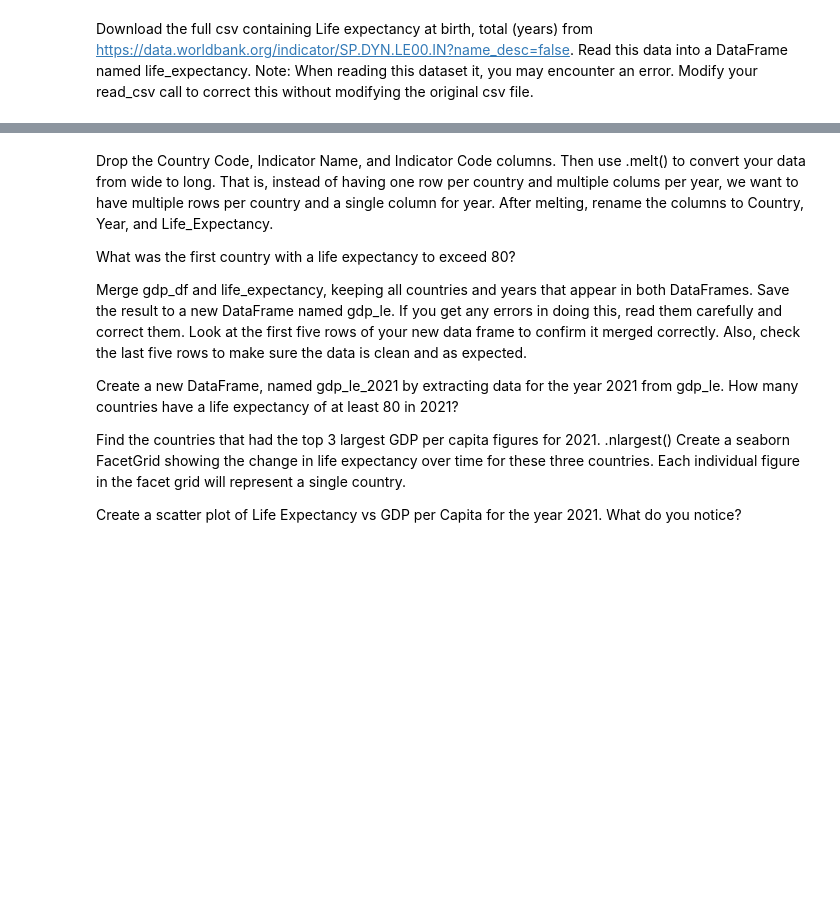
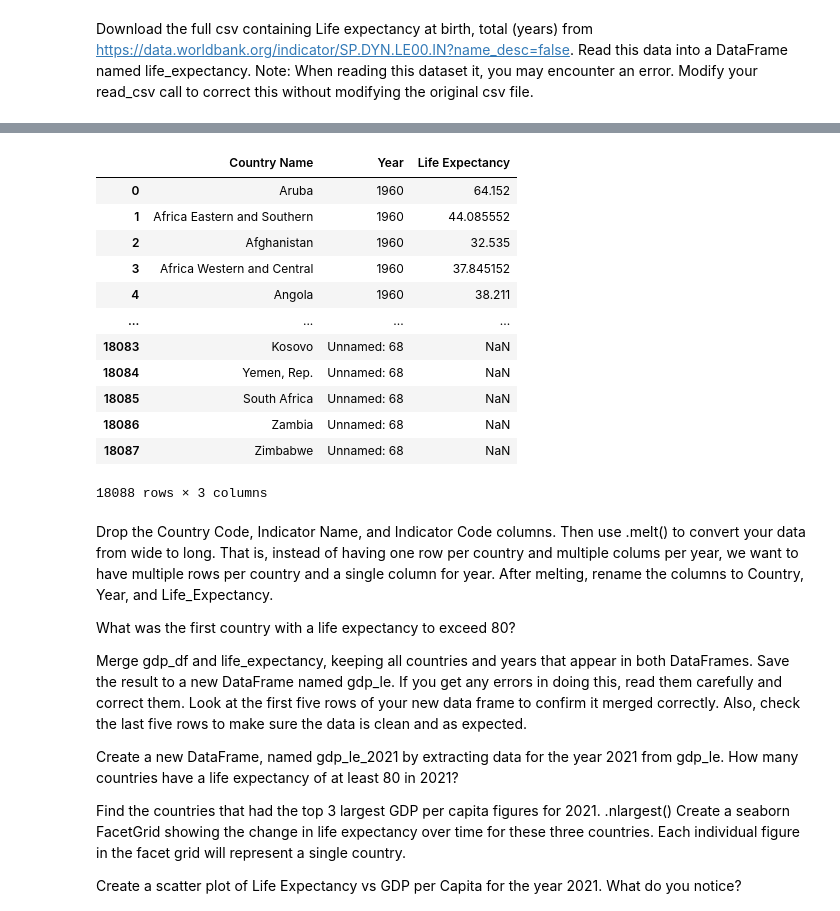
Before and after one commit to nss-data-science-cohort-8/un-exploration-graciepiantek, a Jupyter notebook: notebooks/UN_Data_Exploration.ipynb, the cells around one changed output, grey strips where cells are left out. Drawn from its saved outputs; the diff is of its cells as text; code cells hidden in the pictures; blank space fills up the shorter version.

```diff
--- a/notebooks/UN_Data_Exploration.ipynb
+++ b/notebooks/UN_Data_Exploration.ipynb
@@ -273,3 +265,5 @@ plt.show()
 Download the full csv containing Life expectancy at birth, total (years) from https://data.worldbank.org/indicator/SP.DYN.LE00.IN?name_desc=false. Read this data into a DataFrame named life_expectancy. Note: When reading this dataset it, you may encounter an error. Modify your read_csv call to correct this without modifying the original csv file.
 # %%
 life_expectancy = pd.read_csv("../data/life_expectancy.csv",skiprows=3)
+# %%
+value_vars = life_expectancy.columns.difference(['Country Name'])
@@ -276,3 +286,19 @@ life_expectancy = pd.read_csv("../data/life_expectancy.csv",skiprows=3)
+# %%
+life_expectancy.melt(id_vars=['Country Name'], value_vars=value_vars, var_name='Year', value_name= 'Life Expectancy')
+# %% [output]
+|  | Country Name | Year | Life Expectancy |
+| 0 | Aruba | 1960 | 64.152 |
+| 1 | Africa Eastern and Southern | 1960 | 44.085552 |
+| 2 | Afghanistan | 1960 | 32.535 |
+| 3 | Africa Western and Central | 1960 | 37.845152 |
+| 4 | Angola | 1960 | 38.211 |
+| ... | ... | ... | ... |
+| 18083 | Kosovo | Unnamed: 68 | NaN |
+| 18084 | Yemen, Rep. | Unnamed: 68 | NaN |
+| 18085 | South Africa | Unnamed: 68 | NaN |
+| 18086 | Zambia | Unnamed: 68 | NaN |
+| 18087 | Zimbabwe | Unnamed: 68 | NaN |
+18088 rows × 3 columns
 # %% [markdown]
 Drop the Country Code, Indicator Name, and Indicator Code columns. Then use .melt() to convert your data from wide to long. That is, instead of having one row per country and multiple colums per year, we want to have multiple rows per country and a single column for year. After melting, rename the columns to Country, Year, and Life_Expectancy.
 
```
Also changed, not shown: parts of 6 cells of this notebook.
